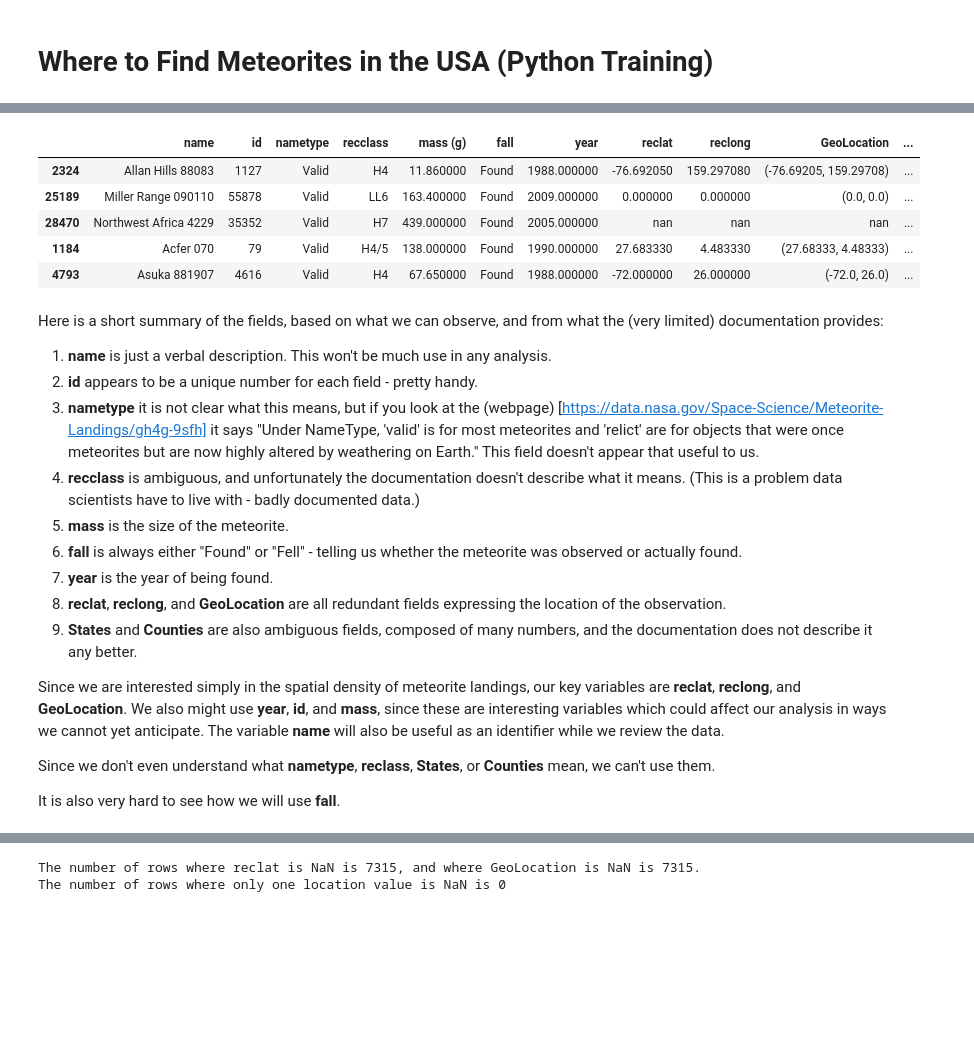
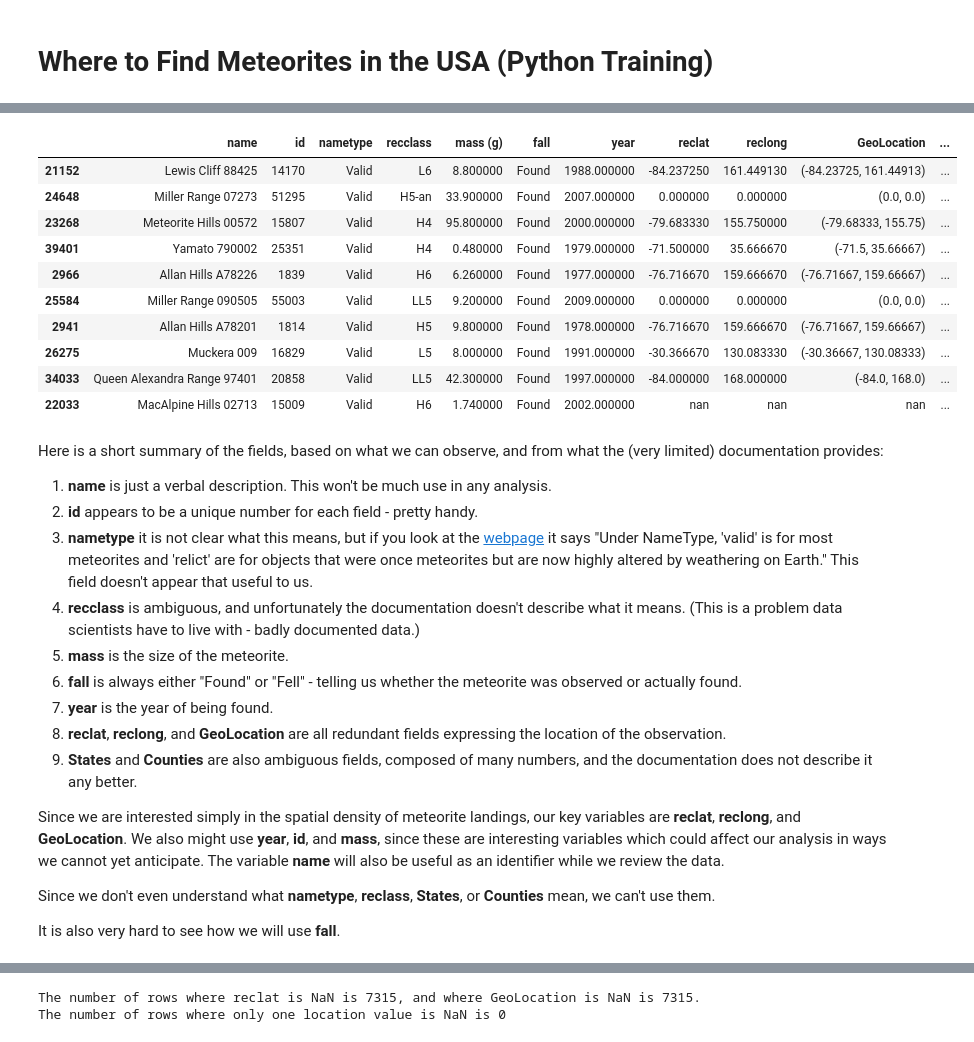
Before and after one commit to Nova-Creatio-Data-Labs/nc-blog-examples, a Jupyter notebook: finding-meteorites.ipynb, the cells around one changed output, grey strips where cells are left out. Cells and saved outputs as stored; diff of their text form; code cells hidden in the pictures; blank space fills up the shorter version.

```diff
--- a/finding-meteorites.ipynb
+++ b/finding-meteorites.ipynb
@@ -97,18 +91,23 @@ It's always important to review the "real" data when you do this, rather than ju
 # %%
-meteorite_data.sample(5).style
+meteorite_data.sample(10).style
 # %% [output]
 |  | name | id | nametype | recclass | mass (g) | fall | year | reclat | reclong | GeoLocation | ... |
-| 2324 | Allan Hills 88083 | 1127 | Valid | H4 | 11.860000 | Found | 1988.000000 | -76.692050 | 159.297080 | (-76.69205, 159.29708) | ... |
-| 25189 | Miller Range 090110 | 55878 | Valid | LL6 | 163.400000 | Found | 2009.000000 | 0.000000 | 0.000000 | (0.0, 0.0) | ... |
-| 28470 | Northwest Africa 4229 | 35352 | Valid | H7 | 439.000000 | Found | 2005.000000 | nan | nan | nan | ... |
-| 1184 | Acfer 070 | 79 | Valid | H4/5 | 138.000000 | Found | 1990.000000 | 27.683330 | 4.483330 | (27.68333, 4.48333) | ... |
-| 4793 | Asuka 881907 | 4616 | Valid | H4 | 67.650000 | Found | 1988.000000 | -72.000000 | 26.000000 | (-72.0, 26.0) | ... |
+| 21152 | Lewis Cliff 88425 | 14170 | Valid | L6 | 8.800000 | Found | 1988.000000 | -84.237250 | 161.449130 | (-84.23725, 161.44913) | ... |
+| 24648 | Miller Range 07273 | 51295 | Valid | H5-an | 33.900000 | Found | 2007.000000 | 0.000000 | 0.000000 | (0.0, 0.0) | ... |
+| 23268 | Meteorite Hills 00572 | 15807 | Valid | H4 | 95.800000 | Found | 2000.000000 | -79.683330 | 155.750000 | (-79.68333, 155.75) | ... |
+| 39401 | Yamato 790002 | 25351 | Valid | H4 | 0.480000 | Found | 1979.000000 | -71.500000 | 35.666670 | (-71.5, 35.66667) | ... |
+| 2966 | Allan Hills A78226 | 1839 | Valid | H6 | 6.260000 | Found | 1977.000000 | -76.716670 | 159.666670 | (-76.71667, 159.66667) | ... |
+| 25584 | Miller Range 090505 | 55003 | Valid | LL5 | 9.200000 | Found | 2009.000000 | 0.000000 | 0.000000 | (0.0, 0.0) | ... |
+| 2941 | Allan Hills A78201 | 1814 | Valid | H5 | 9.800000 | Found | 1978.000000 | -76.716670 | 159.666670 | (-76.71667, 159.66667) | ... |
+| 26275 | Muckera 009 | 16829 | Valid | L5 | 8.000000 | Found | 1991.000000 | -30.366670 | 130.083330 | (-30.36667, 130.08333) | ... |
+| 34033 | Queen Alexandra Range 97401 | 20858 | Valid | LL5 | 42.300000 | Found | 1997.000000 | -84.000000 | 168.000000 | (-84.0, 168.0) | ... |
+| 22033 | MacAlpine Hills 02713 | 15009 | Valid | H6 | 1.740000 | Found | 2002.000000 | nan | nan | nan | ... |
 # %% [markdown]
 Here is a short summary of the fields, based on what we can observe, and from what the (very limited) documentation provides:
 
 1) **name** is just a verbal description. This won't be much use in any analysis.
 2) **id** appears to be a unique number for each field - pretty handy.
-3) **nametype** it is not clear what this means, but if you look at the (webpage) [https://data.nasa.gov/Space-Science/Meteorite-Landings/gh4g-9sfh] it says "Under NameType, 'valid' is for most meteorites and 'relict' are for objects that were once meteorites but are now highly altered by weathering on Earth." This field doesn't appear that useful to us.
+3) **nametype** it is not clear what this means, but if you look at the [webpage](https://data.nasa.gov/Space-Science/Meteorite-Landings/gh4g-9sfh) it says "Under NameType, 'valid' is for most meteorites and 'relict' are for objects that were once meteorites but are now highly altered by weathering on Earth." This field doesn't appear that useful to us.
 4) **recclass** is ambiguous, and unfortunately the documentation doesn't describe what it means. (This is a problem data scientists have to live with - badly documented data.)
 5) **mass** is the size of the meteorite.
 6) **fall** is always either "Found" or "Fell" - telling us whether the meteorite was observed or actually found.
```
Also changed, not shown: parts of 26 cells of this notebook, 2 other files.
